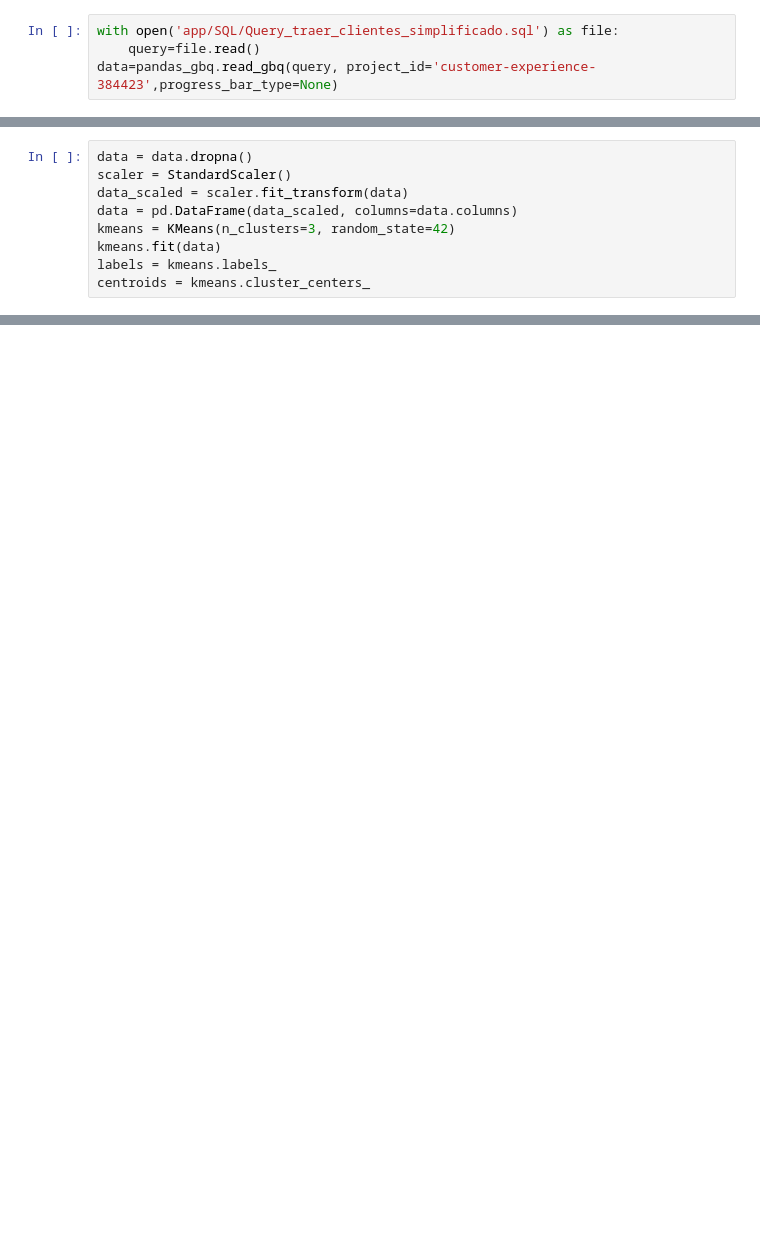
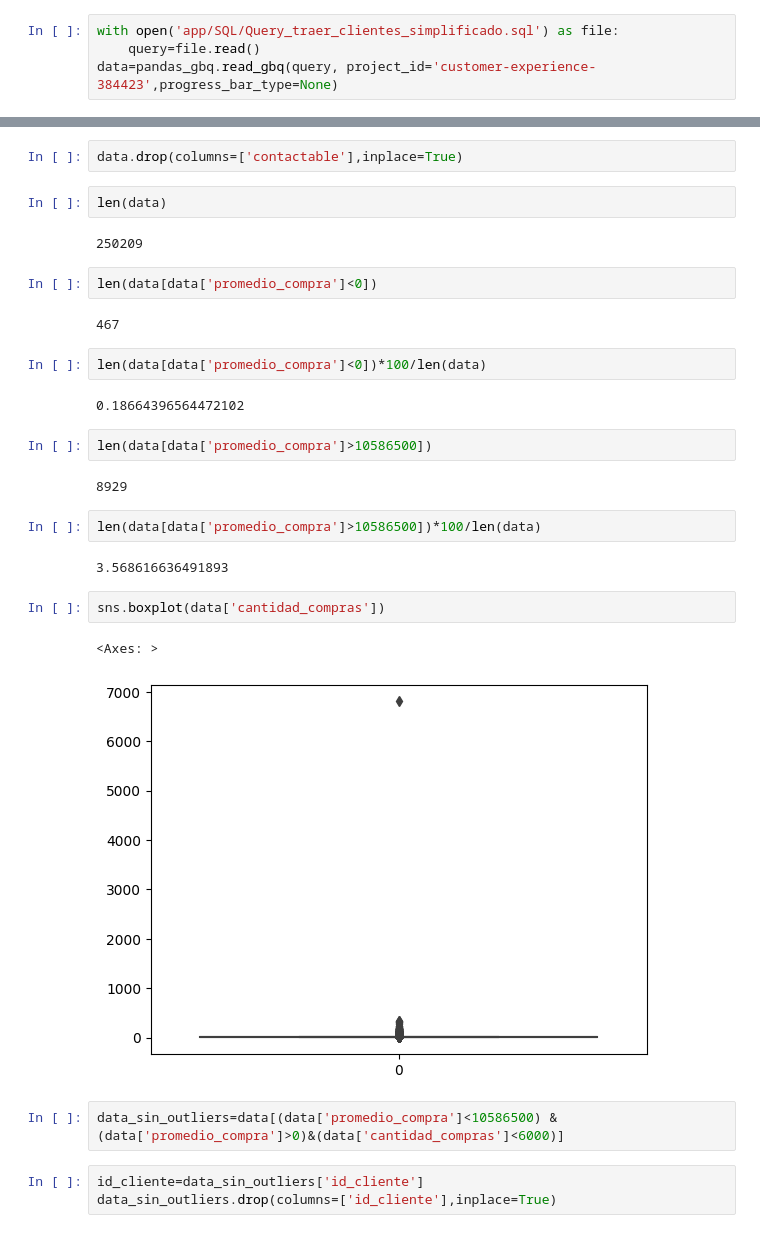
Before and after one commit to jmontoyavallejo/ETL---customer-experience-project, a Jupyter notebook: ml_approach.ipynb, the cells around one changed output, grey strips where cells are left out. Cells and saved outputs as stored; diff of their text form; blank space fills up the shorter version.

```diff
--- a/ml_approach.ipynb
+++ b/ml_approach.ipynb
@@ -80,9 +36,0 @@ memory usage: 118.4 MB
-# %%
-data = data.dropna()
-scaler = StandardScaler()
-data_scaled = scaler.fit_transform(data)
-data = pd.DataFrame(data_scaled, columns=data.columns)
-kmeans = KMeans(n_clusters=3, random_state=42)
-kmeans.fit(data)
-labels = kmeans.labels_
-centroids = kmeans.cluster_centers_
@@ -88,0 +50,32 @@ centroids = kmeans.cluster_centers_
+# %%
+data.drop(columns=['contactable'],inplace=True)
+# %%
+len(data)
+# %% [output]
+250209
+# %%
+len(data[data['promedio_compra']<0])
+# %% [output]
+467
+# %%
+len(data[data['promedio_compra']<0])*100/len(data)
+# %% [output]
+0.18664396564472102
+# %%
+len(data[data['promedio_compra']>10586500])
+# %% [output]
+8929
+# %%
+len(data[data['promedio_compra']>10586500])*100/len(data)
+# %% [output]
+3.568616636491893
+# %%
+sns.boxplot(data['cantidad_compras'])
+# %% [output]
+<Axes: >
+[figure, added]
+# %%
+data_sin_outliers=data[(data['promedio_compra']<10586500) & (data['promedio_compra']>0)&(data['cantidad_compras']<6000)]
+# %%
+id_cliente=data_sin_outliers['id_cliente']
+data_sin_outliers.drop(columns=['id_cliente'],inplace=True)
```
Also changed, not shown: parts of 12 cells of this notebook, 2 other files.
